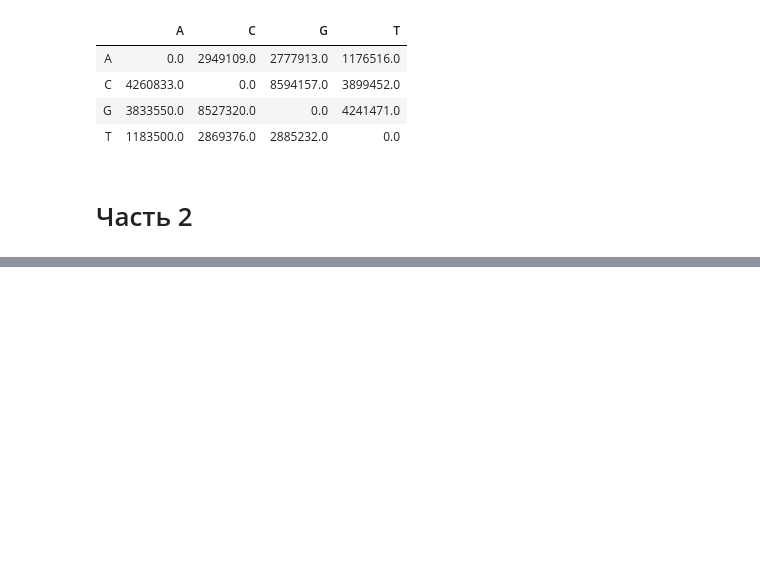
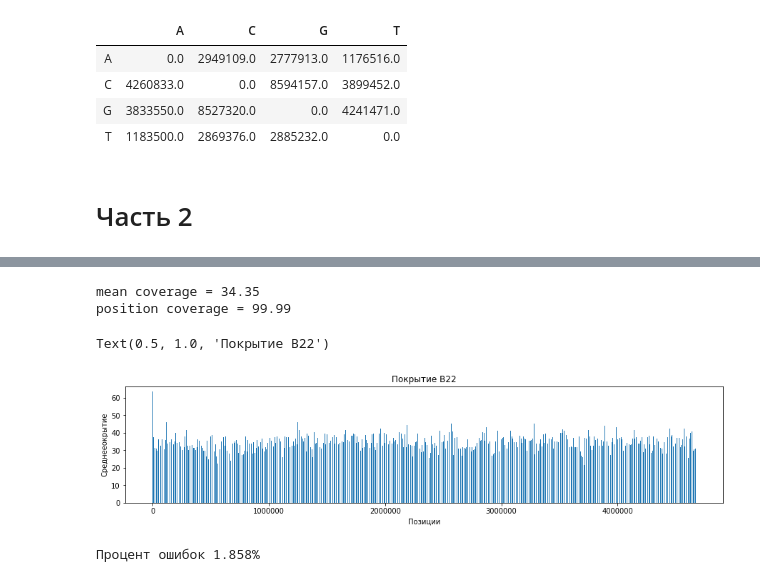
Before and after one commit to alexmorphine/NGS_course, a Jupyter notebook: homework_2/homework_2.ipynb, the cells around one changed output, grey strips where cells are left out. Drawn from its saved outputs; the diff is of its cells as text; code cells hidden in the pictures; blank space fills up the shorter version.

```diff
--- a/homework_2/homework_2.ipynb
+++ b/homework_2/homework_2.ipynb
@@ -310,0 +424,23 @@ sm
+# %%
+coverage = SAM_coverage('data/DH10B-K12.fasta', 'b22.sam')
+n = len(coverage)
+avg_coverage = coverage.mean()
+reference_coverage = np.where(coverage > 0)[0].shape[0] / n * 100
+print(f'mean coverage = {avg_coverage:.2f}')
+print(f'position coverage = {reference_coverage:.2f}')
+step = 10000
+
+x_axis = [i * step for i in range(0, int(n / step))]
+y = [np.mean(coverage[i : i + step]) for i in x_axis]
+
+# я не могу подобрать дурацкие width
+plt.figure(figsize=(15, 3))
+plt.bar(x_axis, y, width=[5000] * len(y))
+plt.xlabel('Позиции')
+plt.ylabel('Среднееокрытие')
+plt.title('Покрытие B22')
+# %% [output]
+mean coverage = 34.35
+position coverage = 99.99
+Text(0.5, 1.0, 'Покрытие B22')
+[figure, added]
@@ -310,0 +451,5 @@ sm
+# %%
+pr_errors = (sum(cigar.values()) - cigar['M']) / sum(cigar.values())
+print(f'Процент ошибок {pr_errors * 100 :.3f}%')
+# %% [output]
+Процент ошибок 1.858%
```
Also changed, not shown: parts of 29 cells of this notebook.
